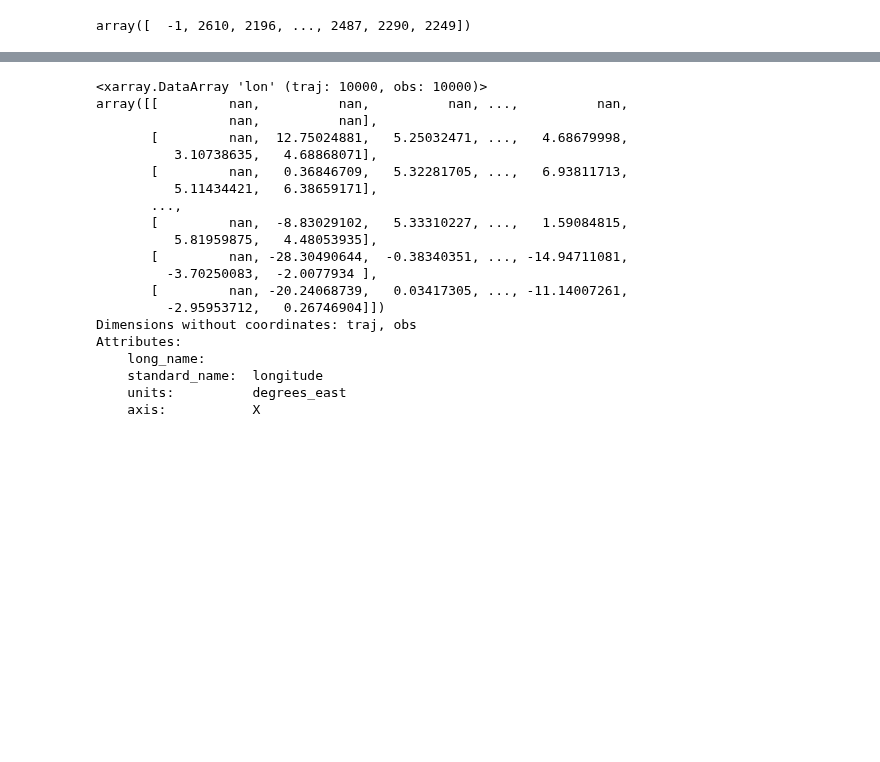
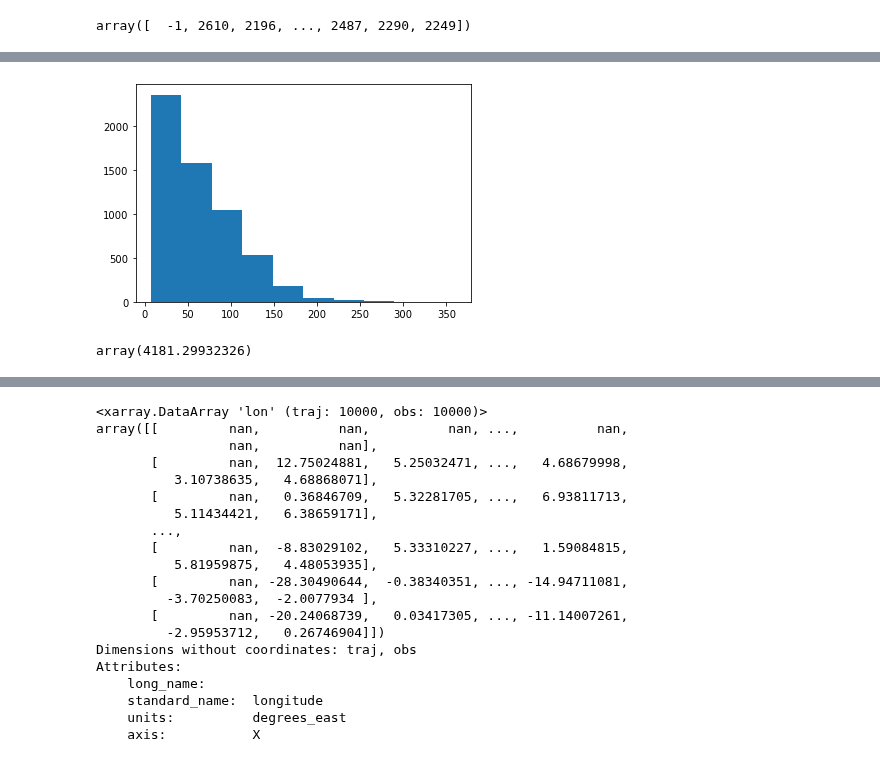
Before and after one commit to OceanParcels/Backtracking_Abyssal_Nanoplastics, a Jupyter notebook: notebooks/Presentation.ipynb, the cells around one changed output, grey strips where cells are left out. Cells and saved outputs as stored; diff of their text form; code cells hidden in the pictures; blank space fills up the shorter version.

```diff
--- a/notebooks/Presentation.ipynb
+++ b/notebooks/Presentation.ipynb
@@ -355,0 +390,8 @@ array([  -1, 2610, 2196, ..., 2487, 2290, 2249])
+# %%
+plt.hist(zs);
+# %% [output]
+[figure, added]
+# %%
+sim['A']['z'][1, 2000].values
+# %% [output]
+array(4181.29932326)
```
Also changed, not shown: parts of 4 cells of this notebook, 1 other file.
